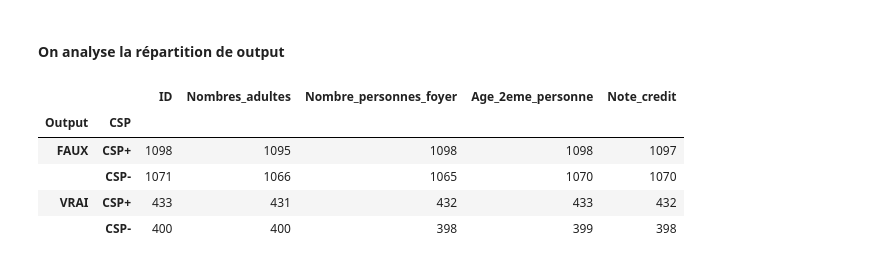
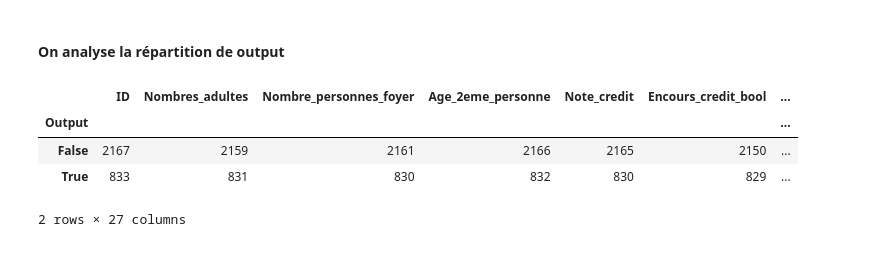
Before and after one commit to keyserwood/ILBRecruitmentProcess, a Jupyter notebook: 1.0-er-ilb_lab_test_technique2.ipynb, the cells around one changed output. Saved outputs shown, nothing was run; the diff lists cells and outputs as text; code cells hidden in the pictures.

```diff
--- a/1.0-er-ilb_lab_test_technique2.ipynb
+++ b/1.0-er-ilb_lab_test_technique2.ipynb
@@ -326,0 +367,4 @@ df1.describe()
+# %%
+csp_dict = {'CSP+':1,'CSP-':0,np.nan:np.nan} # Utilisation d'un dictionnaire pour un encodage rapide
+
+df1['CSP'] = [csp_dict[csp_i]  for csp_i in df1['CSP']]
@@ -327 +387,5 @@ df1.describe()
+# %%
+output_dict = {'FAUX':False,'VRAI':True,np.nan:np.nan}
+# %%
+df1['Output'] = [output_dict[output] for output in df1['Output']]
 # %% [markdown]
@@ -417,11 +462,10 @@ Certaines catégories sont (faiblement) corrélées entre elles : <br>
 # %% [markdown]
 #### On analyse la répartition de output
 # %%
-df.groupby(['Output','CSP']).count().iloc[:,:5]
+df.groupby('Output').count()
 # %% [output]
-|  |  | ID | Nombres_adultes | Nombre_personnes_foyer | Age_2eme_personne | Note_credit |
-| Output | CSP |  |  |  |  |  |
-| FAUX | CSP+ | 1098 | 1095 | 1098 | 1098 | 1097 |
-|  | CSP- | 1071 | 1066 | 1065 | 1070 | 1070 |
-| VRAI | CSP+ | 433 | 431 | 432 | 433 | 432 |
-|  | CSP- | 400 | 400 | 398 | 399 | 398 |
+|  | ID | Nombres_adultes | Nombre_personnes_foyer | Age_2eme_personne | Note_credit | Encours_credit_bool | ... |
+| Output |  |  |  |  |  |  | ... |
+| False | 2167 | 2159 | 2161 | 2166 | 2165 | 2150 | ... |
+| True | 833 | 831 | 830 | 832 | 830 | 829 | ... |
+2 rows × 27 columns
```
Also changed, not shown: parts of 42 cells of this notebook.
